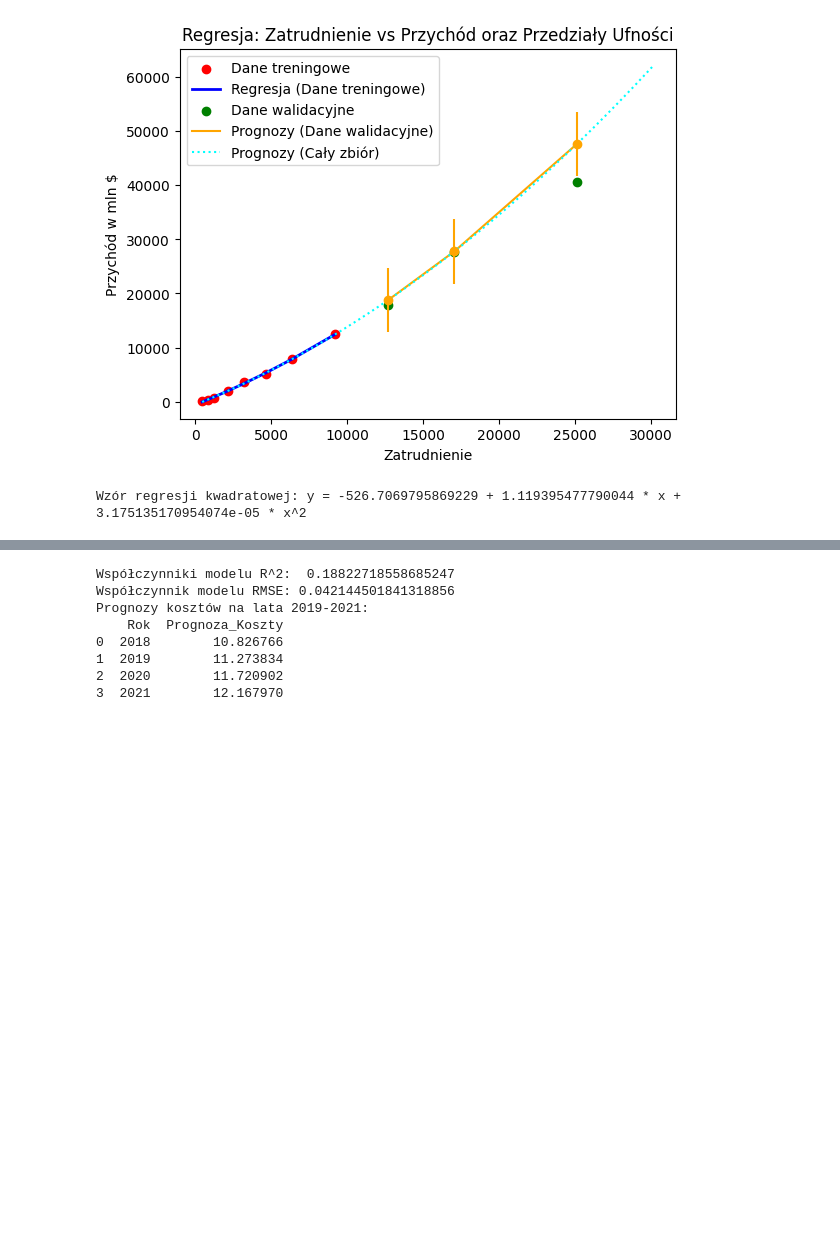
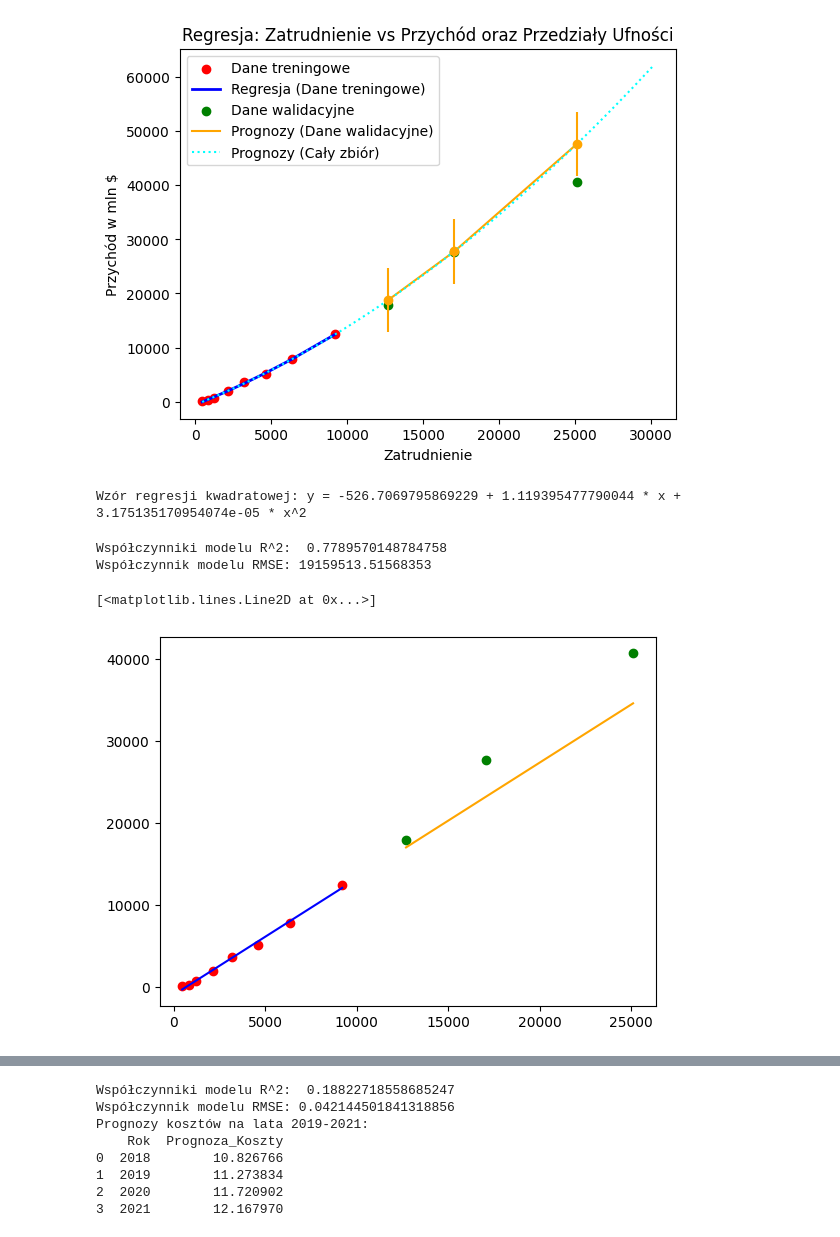
Before and after one commit to userofpi/MED_LAB1, a Jupyter notebook: LAB1.ipynb, the cells around one changed output, grey strips where cells are left out. Drawn from its saved outputs; the diff is of its cells as text; code cells hidden in the pictures; blank space fills up the shorter version.

Commit message:
v4 liczba uzyt od czasu to weryfikacji

```diff
--- a/LAB1.ipynb
+++ b/LAB1.ipynb
@@ -151,6 +151,43 @@ Współczynniki modelu R^2:  0.9714964274383514
 Współczynnik modelu RMSE: 4462872.080936857
 [figure]
 Wzór regresji kwadratowej: y = -526.7069795869229 + 1.119395477790044 * x + 3.175135170954074e-05 * x^2
+# %%
+#4. Liczba pracowników (OX) przychód(OY)
+
+# dane treningowe to pierwsze 8 rekordów, a dane walidacyjne to ostatnie 3 rekordy
+#Najpierw trenujemy model na danych treningowych, a następnie przewidujemy wartości dla danych walidacyjnych
+#Dane walidacyjne są używane do oceny jakości modelu
+#Następnie przewidujemy wartości dla całego zbioru danych, aby zobaczyć, jak model zachowuje się na całym zbiorze danych
+
+# trenowanie modelu
+X_train = data[["Zatrudnienie"]][:8]
+X_test = data[["Zatrudnienie"]][8:]
+y_train = data["Przychód w mln $"][:8]
+y_test = data["Przychód w mln $"][8:]
+
+# trenowanie modelu
+model3 = LinearRegression()
+model3.fit(X_train, y_train)
+
+# prognozy dla danych walidacyjnych
+y_pred_test = model3.predict(X_test)
+
+# wypisanie wartości prognozowanych przychodów i wypisanie o ile się różnią od rzeczywistych wartości
+
+print("Współczynniki modelu R^2: ", model3.score(X_test, y_test))
+print("Współczynnik modelu RMSE:", mean_squared_error(y_test, y_pred_test))
+
+# wykres
+plt.scatter(X_train, y_train, color='red', label='Dane treningowe')
+plt.plot(X_train, model3.predict(X_train), color='blue', label='Regresja (Dane treningowe)')
+plt.scatter(X_test, y_test, color='green', label='Dane walidacyjne')
+# regresja dla danych walidacyjnych
+plt.plot(X_test, y_pred_test, color='orange', label='Prognozy (Dane walidacyjne)')
+# %% [output]
+Współczynniki modelu R^2:  0.7789570148784758
+Współczynnik modelu RMSE: 19159513.51568353
+[<matplotlib.lines.Line2D at 0x...>]
+[figure, added]
 # %%
 # DO PRZEMYŚLENIA
 #1. Przychód (OY) od liczby użytkowników (OX)
```
Also changed, not shown: parts of 4 cells of this notebook.
